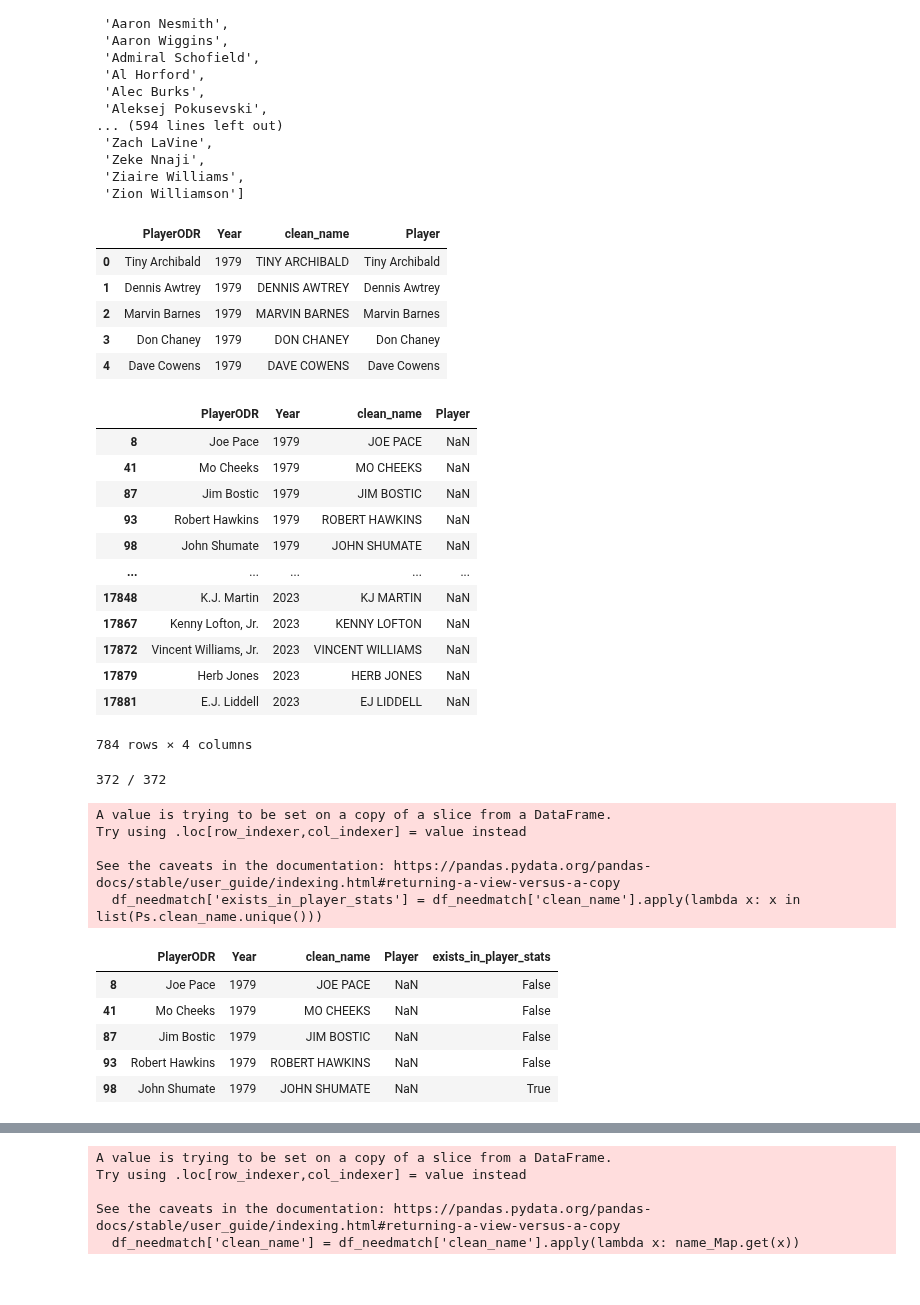
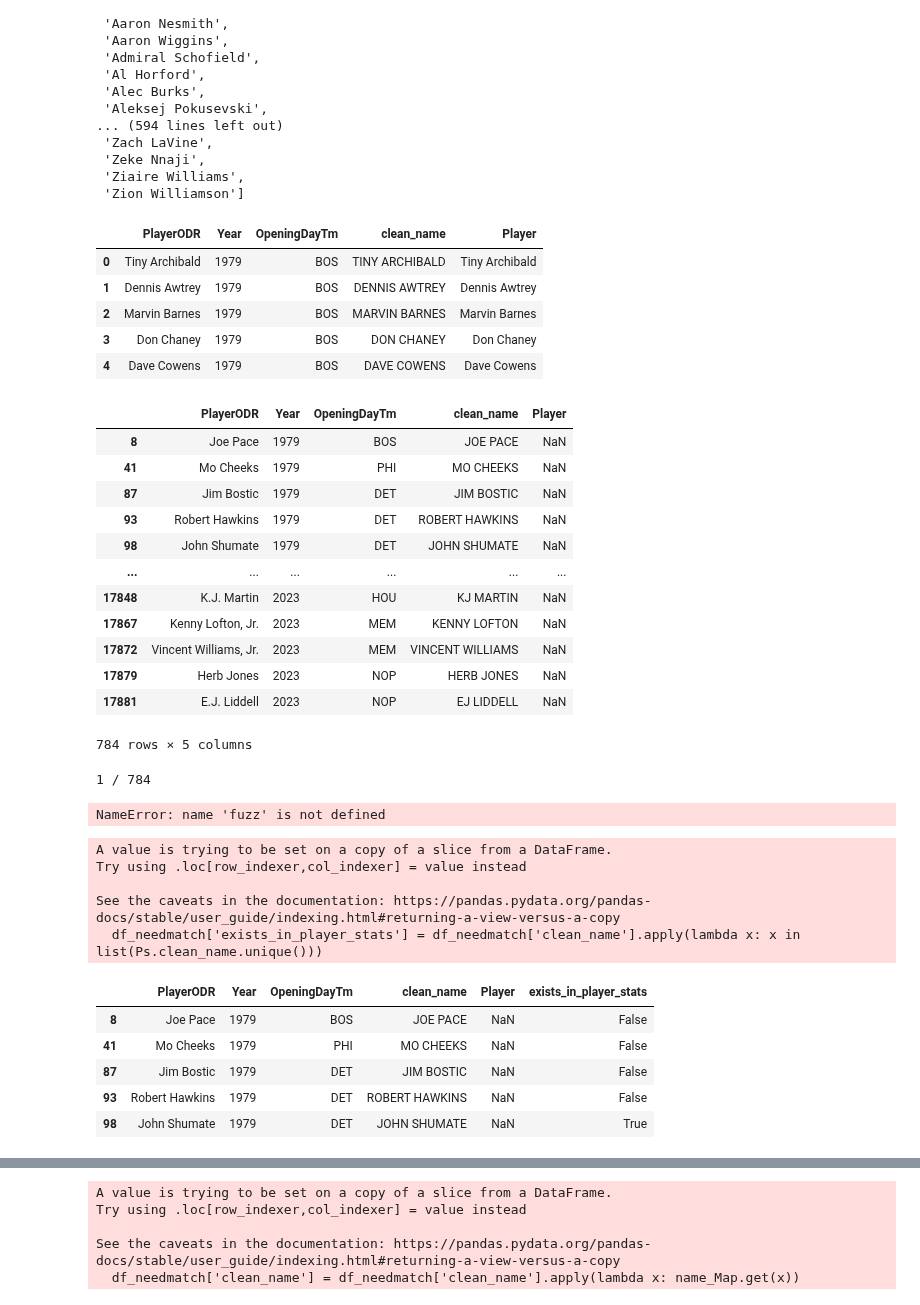
Before and after one commit to martinbog19/balling-on-the-edge, a Jupyter notebook: player_features.ipynb, the cells around one changed output, grey strips where cells are left out. Cells and saved outputs as stored; diff of their text form; code cells hidden in the pictures.

```diff
--- a/player_features.ipynb
+++ b/player_features.ipynb
@@ -107,6 +109,8 @@ stats = data[data['Year'] == 2023]
 # %%
 Odr = pd.read_csv('data/OpeningDayRosters_1979-2023.csv').rename(columns = {'Player':'PlayerODR'})
 Ps = pd.read_csv('data/PlayersStats_1979-2023.csv')
+# %%
+Odr['OpeningDayTm'] = Odr['OpeningDayTm'].replace(np.nan, 'PHI')
 # %%
 def cleanName(input) :
     x = input.replace(',','').replace('.', '').replace("'", '').replace('-', '')
@@ -120,32 +124,32 @@ def cleanName(input) :
 Odr['clean_name'] = Odr['PlayerODR'].apply(cleanName)
 Ps['clean_name'] = Ps['Player'].apply(cleanName)
 # %%
-df = Odr.merge(Ps, on = ['clean_name', 'Year'], how = 'left')
+df = Odr.merge(Ps[['Player', 'clean_name', 'Year']], on = ['clean_name', 'Year'], how = 'left')
 df.head()
 # %% [output]
-|  | PlayerODR | Year | clean_name | Player |
-| 0 | Tiny Archibald | 1979 | TINY ARCHIBALD | Tiny Archibald |
-| 1 | Dennis Awtrey | 1979 | DENNIS AWTREY | Dennis Awtrey |
-| 2 | Marvin Barnes | 1979 | MARVIN BARNES | Marvin Barnes |
-| 3 | Don Chaney | 1979 | DON CHANEY | Don Chaney |
-| 4 | Dave Cowens | 1979 | DAVE COWENS | Dave Cowens |
+|  | PlayerODR | Year | OpeningDayTm | clean_name | Player |
+| 0 | Tiny Archibald | 1979 | BOS | TINY ARCHIBALD | Tiny Archibald |
+| 1 | Dennis Awtrey | 1979 | BOS | DENNIS AWTREY | Dennis Awtrey |
+| 2 | Marvin Barnes | 1979 | BOS | MARVIN BARNES | Marvin Barnes |
+| 3 | Don Chaney | 1979 | BOS | DON CHANEY | Don Chaney |
+| 4 | Dave Cowens | 1979 | BOS | DAVE COWENS | Dave Cowens |
 # %%
 df_needmatch = df[df['Player'].isna()]
 df_needmatch
 # %% [output]
-|  | PlayerODR | Year | clean_name | Player |
-| 8 | Joe Pace | 1979 | JOE PACE | NaN |
-| 41 | Mo Cheeks | 1979 | MO CHEEKS | NaN |
-| 87 | Jim Bostic | 1979 | JIM BOSTIC | NaN |
-| 93 | Robert Hawkins | 1979 | ROBERT HAWKINS | NaN |
-| 98 | John Shumate | 1979 | JOHN SHUMATE | NaN |
-| ... | ... | ... | ... | ... |
-| 17848 | K.J. Martin | 2023 | KJ MARTIN | NaN |
-| 17867 | Kenny Lofton, Jr. | 2023 | KENNY LOFTON | NaN |
-| 17872 | Vincent Williams, Jr. | 2023 | VINCENT WILLIAMS | NaN |
-| 17879 | Herb Jones | 2023 | HERB JONES | NaN |
-| 17881 | E.J. Liddell | 2023 | EJ LIDDELL | NaN |
+|  | PlayerODR | Year | OpeningDayTm | clean_name | Player |
+| 8 | Joe Pace | 1979 | BOS | JOE PACE | NaN |
+| 41 | Mo Cheeks | 1979 | PHI | MO CHEEKS | NaN |
+| 87 | Jim Bostic | 1979 | DET | JIM BOSTIC | NaN |
+| 93 | Robert Hawkins | 1979 | DET | ROBERT HAWKINS | NaN |
+| 98 | John Shumate | 1979 | DET | JOHN SHUMATE | NaN |
+| ... | ... | ... | ... | ... | ... |
+| 17848 | K.J. Martin | 2023 | HOU | KJ MARTIN | NaN |
+| 17867 | Kenny Lofton, Jr. | 2023 | MEM | KENNY LOFTON | NaN |
+| 17872 | Vincent Williams, Jr. | 2023 | MEM | VINCENT WILLIAMS | NaN |
+| 17879 | Herb Jones | 2023 | NOP | HERB JONES | NaN |
+| 17881 | E.J. Liddell | 2023 | NOP | EJ LIDDELL | NaN |
-784 rows × 4 columns
+784 rows × 5 columns
 # %%
 best_matches, similarities = [], []
 for i, player in enumerate(df_needmatch['clean_name']) :
@@ -158,7 +162,8 @@ for i, player in enumerate(df_needmatch['clean_name']) :
 df_needmatch['best_match'] = best_matches
 df_needmatch['similarity'] = similarities
 # %% [output]
-372 / 372
+1 / 784
+NameError: name 'fuzz' is not defined
 # %%
 df_needmatch['exists_in_player_stats'] = df_needmatch['clean_name'].apply(lambda x: x in list(Ps.clean_name.unique()))
 df_needmatch.head()
@@ -168,12 +173,12 @@ Try using .loc[row_indexer,col_indexer] = value instead
 
 See the caveats in the documentation: https://pandas.pydata.org/pandas-docs/stable/user_guide/indexing.html#returning-a-view-versus-a-copy
   df_needmatch['exists_in_player_stats'] = df_needmatch['clean_name'].apply(lambda x: x in list(Ps.clean_name.unique()))
-|  | PlayerODR | Year | clean_name | Player | exists_in_player_stats |
-| 8 | Joe Pace | 1979 | JOE PACE | NaN | False |
-| 41 | Mo Cheeks | 1979 | MO CHEEKS | NaN | False |
-| 87 | Jim Bostic | 1979 | JIM BOSTIC | NaN | False |
-| 93 | Robert Hawkins | 1979 | ROBERT HAWKINS | NaN | False |
-| 98 | John Shumate | 1979 | JOHN SHUMATE | NaN | True |
+|  | PlayerODR | Year | OpeningDayTm | clean_name | Player | exists_in_player_stats |
+| 8 | Joe Pace | 1979 | BOS | JOE PACE | NaN | False |
+| 41 | Mo Cheeks | 1979 | PHI | MO CHEEKS | NaN | False |
+| 87 | Jim Bostic | 1979 | DET | JIM BOSTIC | NaN | False |
+| 93 | Robert Hawkins | 1979 | DET | ROBERT HAWKINS | NaN | False |
+| 98 | John Shumate | 1979 | DET | JOHN SHUMATE | NaN | True |
 # %%
 df_needmatch = df_needmatch.groupby('exists_in_player_stats').get_group(False)
 df_needmatch
```
Also changed, not shown: parts of 4 cells of this notebook, 9 other files.
